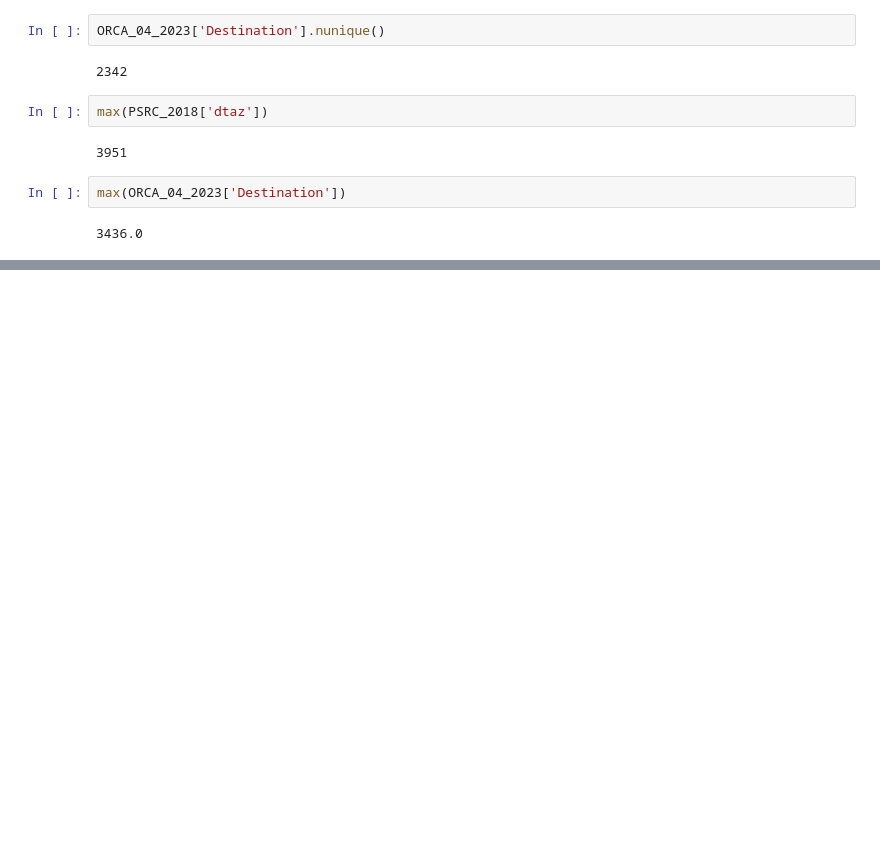
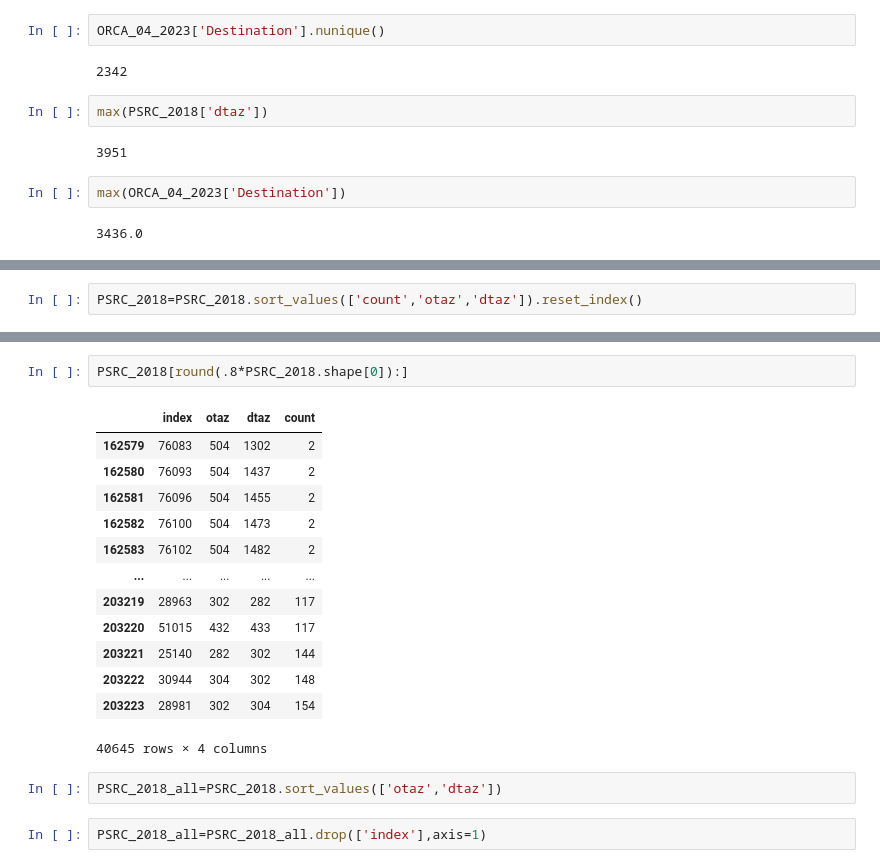
Before and after one commit to arsalanesmaili/kcm_ridership, a Jupyter notebook: Comparison (ORCA vs PSRC).ipynb, the cells around one changed output, grey strips where cells are left out. Cells and saved outputs as stored; diff of their text form; blank space fills up the shorter version.

```diff
--- a/Comparison (ORCA vs PSRC).ipynb
+++ b/Comparison (ORCA vs PSRC).ipynb
@@ -55,0 +127,2 @@ max(ORCA_04_2023['Destination'])
+# %%
+PSRC_2018=PSRC_2018.sort_values(['count','otaz','dtaz']).reset_index()
@@ -55,0 +133,20 @@ max(ORCA_04_2023['Destination'])
+# %%
+PSRC_2018[round(.8*PSRC_2018.shape[0]):]
+# %% [output]
+|  | index | otaz | dtaz | count |
+| 162579 | 76083 | 504 | 1302 | 2 |
+| 162580 | 76093 | 504 | 1437 | 2 |
+| 162581 | 76096 | 504 | 1455 | 2 |
+| 162582 | 76100 | 504 | 1473 | 2 |
+| 162583 | 76102 | 504 | 1482 | 2 |
+| ... | ... | ... | ... | ... |
+| 203219 | 28963 | 302 | 282 | 117 |
+| 203220 | 51015 | 432 | 433 | 117 |
+| 203221 | 25140 | 282 | 302 | 144 |
+| 203222 | 30944 | 304 | 302 | 148 |
+| 203223 | 28981 | 302 | 304 | 154 |
+40645 rows × 4 columns
+# %%
+PSRC_2018_all=PSRC_2018.sort_values(['otaz','dtaz'])
+# %%
+PSRC_2018_all=PSRC_2018_all.drop(['index'],axis=1)
```
Also changed, not shown: parts of 43 cells of this notebook.
